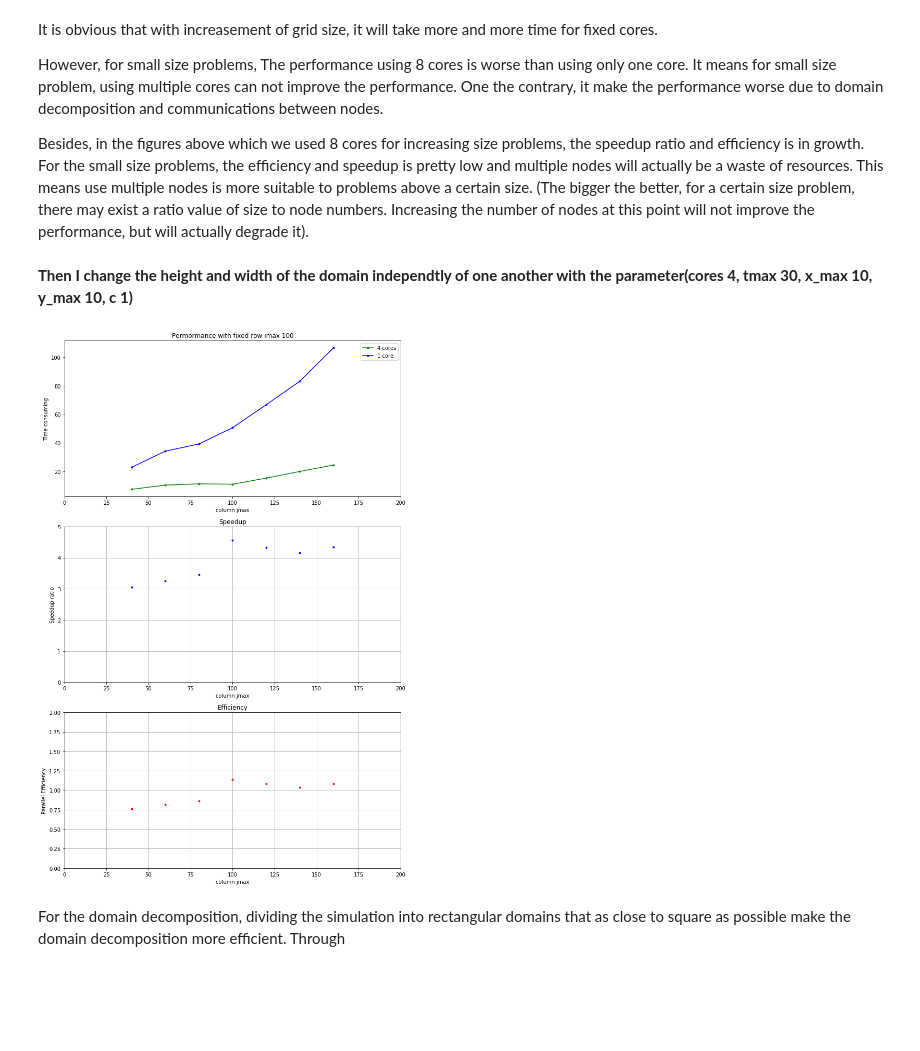
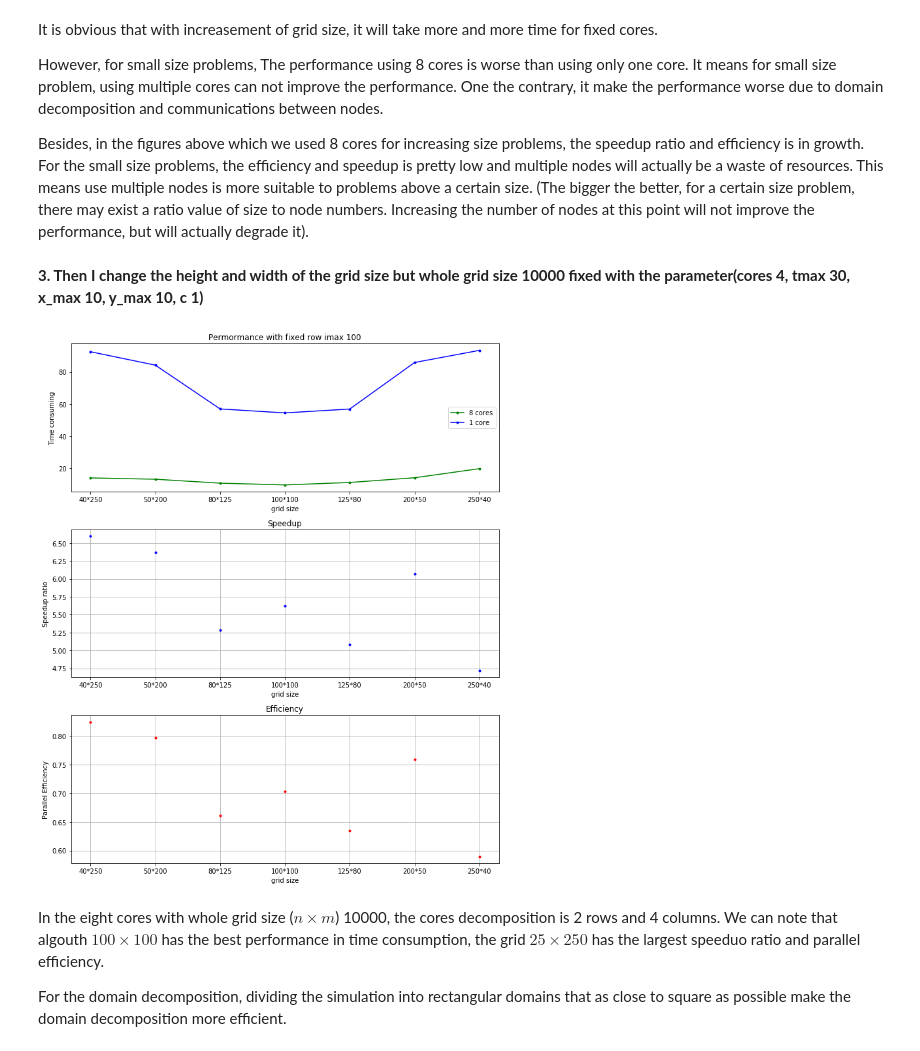
Before and after one commit to liuzyon/acse-6-mpi-coursework-acse-zl1220, a Jupyter notebook: report.ipynb, the cells around one changed output. Drawn from its saved outputs; the diff is of its cells as text; code cells hidden in the pictures; blank space fills up the shorter version.

```diff
--- a/report.ipynb
+++ b/report.ipynb
@@ -265,42 +265,39 @@ However, for small size problems, The performance using 8 cores is worse than us
 
 Besides, in the figures above which we used 8 cores for increasing size problems, the speedup ratio and efficiency is in growth. For the small size problems, the efficiency and speedup is pretty low and multiple nodes will actually be a waste of resources. This means use multiple nodes is more suitable to problems above a certain size. (The bigger the better, for a certain size problem, there may exist a ratio value of size to node numbers. Increasing the number of nodes at this point will not improve the performance, but will actually degrade it).
 # %% [markdown]
-**Then I change the height and width of the domain independtly of one another with the parameter(cores 4, tmax 30, x_max 10, y_max 10, c 1)**
+**3. Then I change the height and width of the grid size but whole grid size 10000 fixed with the parameter(cores 4, tmax 30, x_max 10, y_max 10, c 1)**
 # %%
-fig, ax = plt.subplots(3, 1, figsize=(10, 15))
+fig, ax = plt.subplots(3, 1, figsize=(10, 12))
 
-x = np.array([40, 60, 80, 100, 120, 140, 160])
-y_rowfixed = np.array([7.55, 10.5, 11.39, 11.12, 15.42, 20.04, 24.56])
-y_onecore_rowfixed = np.array([23, 34.24, 39.29, 50.69, 66.73, 83.2, 106.6])
+x = np.array(['40*250', '50*200', '80*125', '100*100', '125*80', '200*50', '250*40'])
+y = np.array([14.02, 13.21, 10.77, 9.68, 11.19, 14.13, 19.78])
+y_onecore = np.array([92.5, 84.16, 56.93, 54.45, 56.87, 85.8, 93.34])
 
-speedup_ratio = y_onecore_rowfixed / y_rowfixed
-efficiency = speedup_ratio / 4
+speedup_ratio = y_onecore / y
+efficiency = speedup_ratio / 8
 # tmax 30, x_max = 10, y_max=10, c=1
-ax[0].plot(x, y_rowfixed, 'g.-', label="4 cores")
-ax[0].plot(x, y_onecore_rowfixed, 'b.-', label="1 core")
-ax[0].set_xlim(0,200)
-ax[0].set_xlabel('column jmax')
+ax[0].plot(x, y, 'g.-', label="8 cores")
+ax[0].plot(x, y_onecore, 'b.-', label="1 core")
+ax[0].set_xlabel('grid size')
 ax[0].set_ylabel('Time consuming')
 ax[0].set_title('Permormance with fixed row imax 100')
 ax[0].legend()
 
 ax[1].plot(x, speedup_ratio, 'b.', label="size 100*100")
-ax[1].set_xlim(0,200)
-ax[1].set_ylim(0,5)
-ax[1].set_xlabel('column jmax')
+ax[1].set_xlabel('grid size')
 ax[1].set_ylabel('Speedup ratio')
 ax[1].set_title('Speedup')
 ax[1].grid()
 
 ax[2].plot(x, efficiency, 'r.', label="size 100*100")
-ax[2].set_xlim(0,200)
-ax[2].set_ylim(0,2)
-ax[2].set_xlabel('column jmax')
+ax[2].set_xlabel('grid size')
 ax[2].set_ylabel('Parallel Efficiency')
 ax[2].set_title('Efficiency')
 ax[2].grid()
 fig.tight_layout()
 # %% [output]
-[figure, old version]
+[figure, new version]
 # %% [markdown]
-For the domain decomposition, dividing the simulation into rectangular domains that as close to square as possible make the domain decomposition more efficient. Through
+In the eight cores with whole grid size ($n \times m$) 10000, the cores decomposition is 2 rows and 4 columns. We can note that algouth $100 \times 100$ has the best performance in time consumption, the grid $25 \times 250$ has the largest speeduo ratio and parallel efficiency.
+
+For the domain decomposition, dividing the simulation into rectangular domains that as close to square as possible make the domain decomposition more efficient.
```
Also changed, not shown: parts of 3 cells of this notebook, 57 other files.
